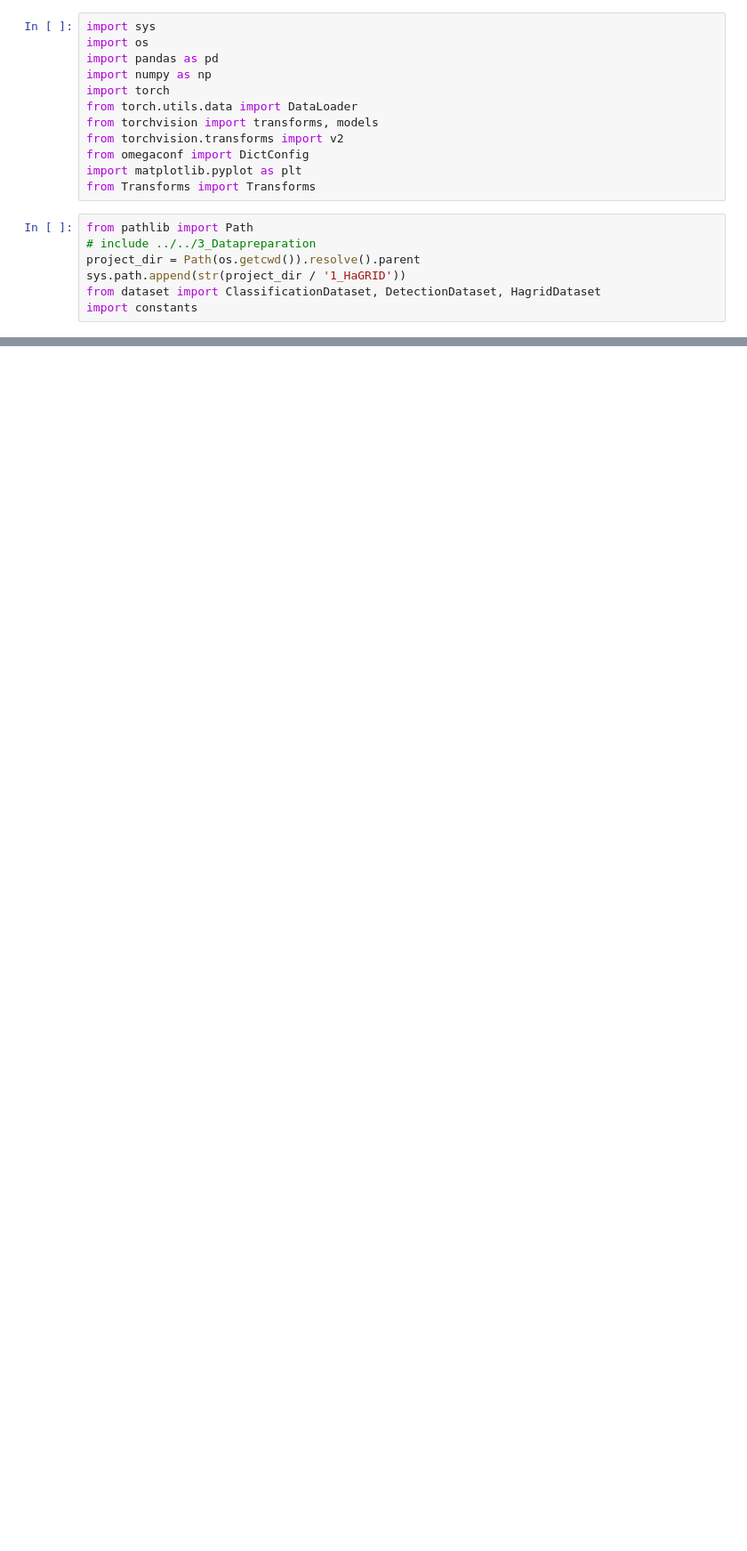
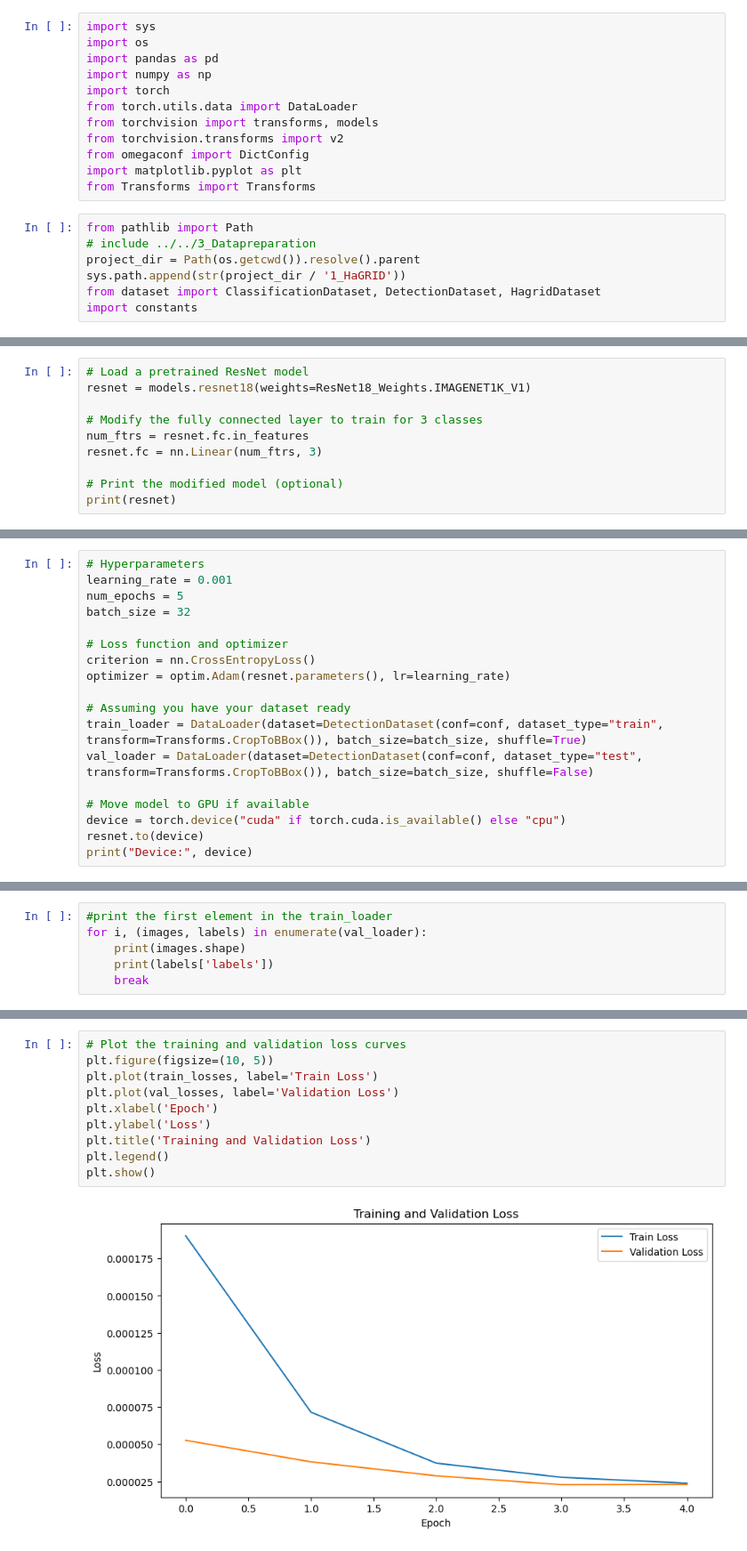
Before and after one commit to FlowkoHinti/Hand-Gesture-Recognition, a Jupyter notebook: 2_Modelling/test.ipynb, the cells around one changed output, grey strips where cells are left out. Shown at 89% size. Saved outputs shown, nothing was run; the diff lists cells and outputs as text; blank space fills up the shorter version.

```diff
--- a/2_Modelling/test.ipynb
+++ b/2_Modelling/test.ipynb
@@ -48,0 +63,10 @@ plt.show()
+# %%
+# Load a pretrained ResNet model
+resnet = models.resnet18(weights=ResNet18_Weights.IMAGENET1K_V1)
+
+# Modify the fully connected layer to train for 3 classes
+num_ftrs = resnet.fc.in_features
+resnet.fc = nn.Linear(num_ftrs, 3)
+
+# Print the modified model (optional)
+print(resnet)
@@ -48,0 +91,18 @@ plt.show()
+# %%
+# Hyperparameters
+learning_rate = 0.001
+num_epochs = 5
+batch_size = 32
+
+# Loss function and optimizer
+criterion = nn.CrossEntropyLoss()
+optimizer = optim.Adam(resnet.parameters(), lr=learning_rate)
+
+# Assuming you have your dataset ready
+train_loader = DataLoader(dataset=DetectionDataset(conf=conf, dataset_type="train", transform=Transforms.CropToBBox()), batch_size=batch_size, shuffle=True)
+val_loader = DataLoader(dataset=DetectionDataset(conf=conf, dataset_type="test", transform=Transforms.CropToBBox()), batch_size=batch_size, shuffle=False)
+
+# Move model to GPU if available
+device = torch.device("cuda" if torch.cuda.is_available() else "cpu")
+resnet.to(device)
+print("Device:", device)
@@ -48,0 +111,6 @@ plt.show()
+# %%
+#print the first element in the train_loader
+for i, (images, labels) in enumerate(val_loader):
+    print(images.shape)
+    print(labels['labels'])
+    break
@@ -48,0 +172,12 @@ plt.show()
+# %%
+# Plot the training and validation loss curves
+plt.figure(figsize=(10, 5))
+plt.plot(train_losses, label='Train Loss')
+plt.plot(val_losses, label='Validation Loss')
+plt.xlabel('Epoch')
+plt.ylabel('Loss')
+plt.title('Training and Validation Loss')
+plt.legend()
+plt.show()
+# %% [output]
+[figure, added]
```
Also changed, not shown: parts of 8 cells of this notebook, 2 other files.
